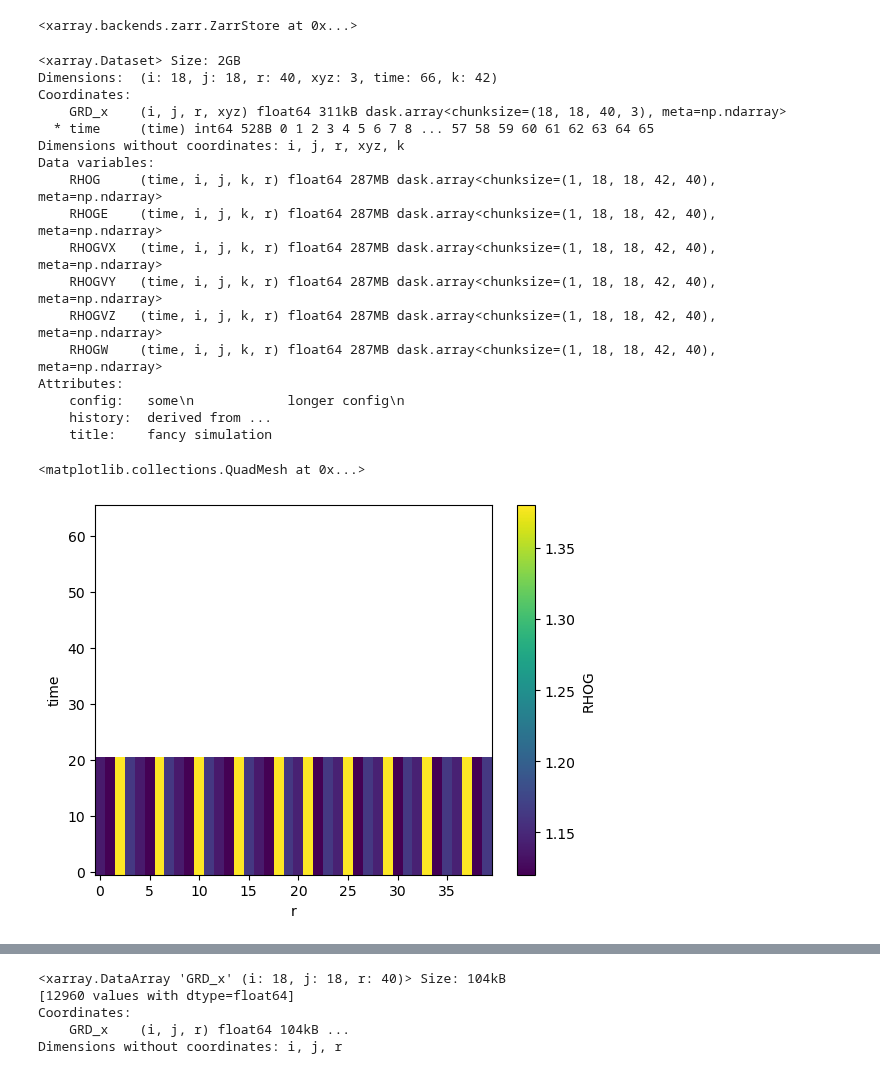
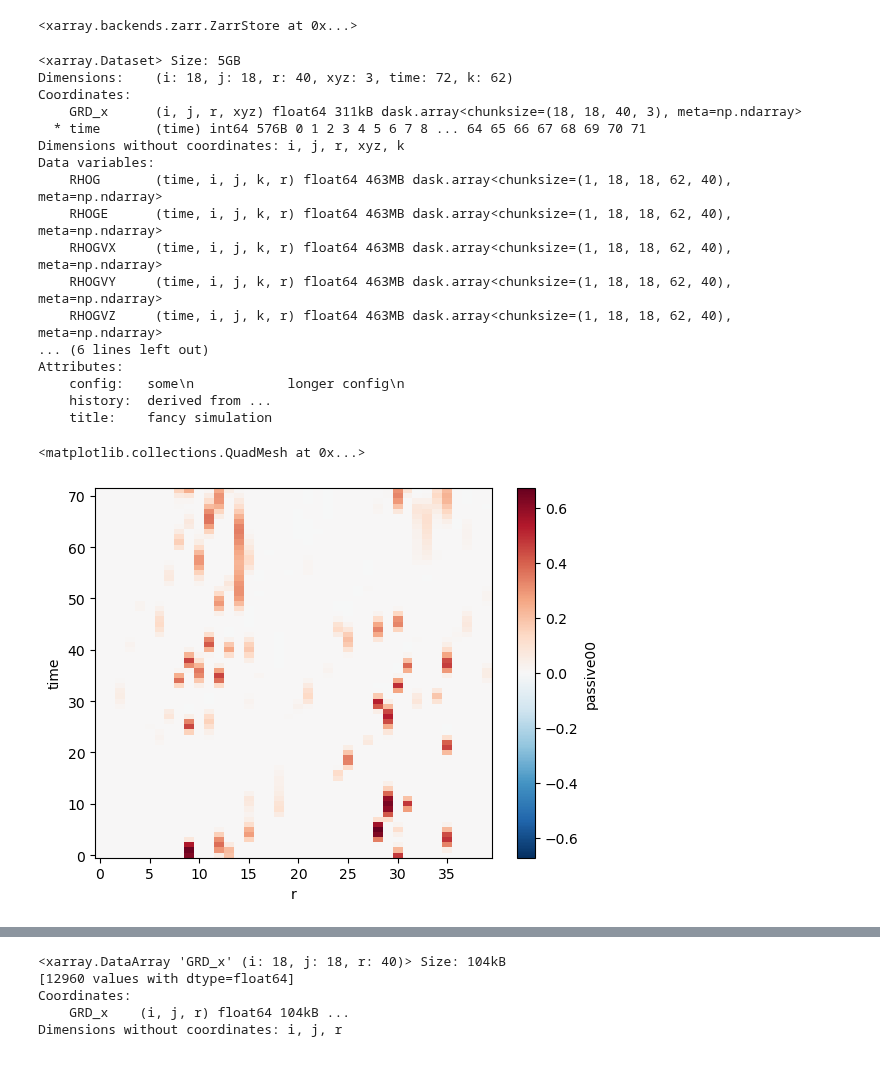
Before and after one commit to TomokiMiyakawa/pyNICAM-DC, a Jupyter notebook: pynicamdc/nhm/driver/daskzarr_out.ipynb, the cells around one changed output, grey strips where cells are left out. Cells and saved outputs as stored; diff of their text form; code cells hidden in the pictures.

```diff
--- a/pynicamdc/nhm/driver/daskzarr_out.ipynb
+++ b/pynicamdc/nhm/driver/daskzarr_out.ipynb
@@ -188,31 +188,31 @@ dsregion.to_zarr(outname, mode="r+", region={"time": slice(it, it+1), "r": slice
 # %% [output]
 <xarray.backends.zarr.ZarrStore at 0x...>
 # %%
-ds2 = xr.open_dataset("testout.zarr", engine="zarr", chunks={"r": "auto"})
+ds2 = xr.open_dataset("testout864.zarr", engine="zarr", chunks={"r": "auto"})
 ds2
 # %% [output]
-<xarray.Dataset> Size: 2GB
-Dimensions:  (i: 18, j: 18, r: 40, xyz: 3, time: 66, k: 42)
+<xarray.Dataset> Size: 5GB
+Dimensions:    (i: 18, j: 18, r: 40, xyz: 3, time: 72, k: 62)
 Coordinates:
-    GRD_x    (i, j, r, xyz) float64 311kB dask.array<chunksize=(18, 18, 40, 3), meta=np.ndarray>
-  * time     (time) int64 528B 0 1 2 3 4 5 6 7 8 ... 57 58 59 60 61 62 63 64 65
+    GRD_x      (i, j, r, xyz) float64 311kB dask.array<chunksize=(18, 18, 40, 3), meta=np.ndarray>
+  * time       (time) int64 576B 0 1 2 3 4 5 6 7 8 ... 64 65 66 67 68 69 70 71
 Dimensions without coordinates: i, j, r, xyz, k
 Data variables:
-    RHOG     (time, i, j, k, r) float64 287MB dask.array<chunksize=(1, 18, 18, 42, 40), meta=np.ndarray>
-    RHOGE    (time, i, j, k, r) float64 287MB dask.array<chunksize=(1, 18, 18, 42, 40), meta=np.ndarray>
-    RHOGVX   (time, i, j, k, r) float64 287MB dask.array<chunksize=(1, 18, 18, 42, 40), meta=np.ndarray>
-    RHOGVY   (time, i, j, k, r) float64 287MB dask.array<chunksize=(1, 18, 18, 42, 40), meta=np.ndarray>
-    RHOGVZ   (time, i, j, k, r) float64 287MB dask.array<chunksize=(1, 18, 18, 42, 40), meta=np.ndarray>
-    RHOGW    (time, i, j, k, r) float64 287MB dask.array<chunksize=(1, 18, 18, 42, 40), meta=np.ndarray>
+    RHOG       (time, i, j, k, r) float64 463MB dask.array<chunksize=(1, 18, 18, 62, 40), meta=np.ndarray>
+    RHOGE      (time, i, j, k, r) float64 463MB dask.array<chunksize=(1, 18, 18, 62, 40), meta=np.ndarray>
+    RHOGVX     (time, i, j, k, r) float64 463MB dask.array<chunksize=(1, 18, 18, 62, 40), meta=np.ndarray>
+    RHOGVY     (time, i, j, k, r) float64 463MB dask.array<chunksize=(1, 18, 18, 62, 40), meta=np.ndarray>
+    RHOGVZ     (time, i, j, k, r) float64 463MB dask.array<chunksize=(1, 18, 18, 62, 40), meta=np.ndarray>
+... (6 lines left out)
 Attributes:
     config:   some\n            longer config\n
     history:  derived from ...
     title:    fancy simulation
 # %%
-ds2.RHOG.isel(i=0,j=0,k=0).plot()
+ds2.passive00.isel(i=0,j=0,k=24).plot()
 # %% [output]
 <matplotlib.collections.QuadMesh at 0x...>
-[figure, old version]
+[figure, new version]
 # %%
 import matplotlib.pyplot as plt
 from mpl_toolkits.mplot3d import Axes3D
```
Also changed, not shown: parts of 8 cells of this notebook, 6 other files.
